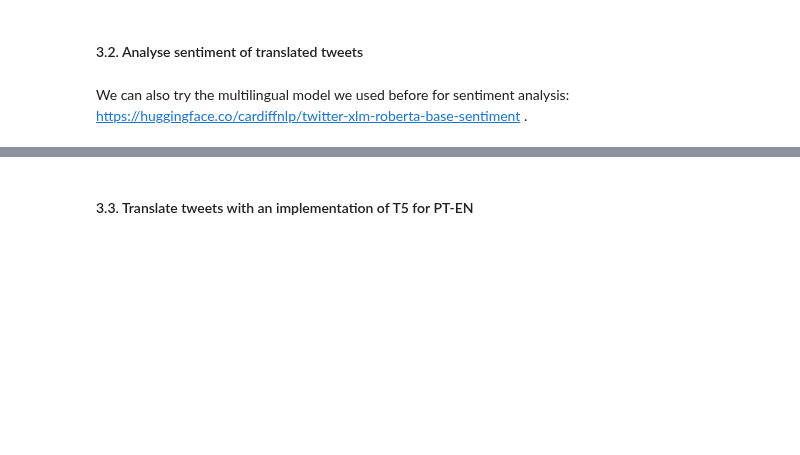
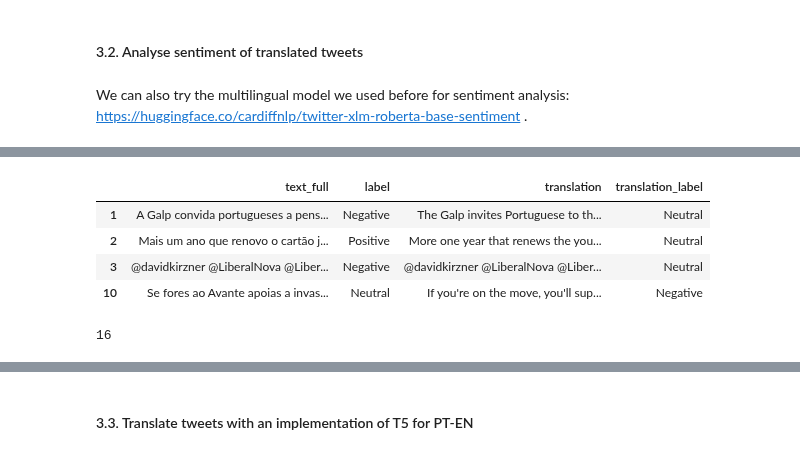
Before and after one commit to polltter/share, a Jupyter notebook: notebooks/sentiment_analysis_PT.ipynb, the cells around one changed output, grey strips where cells are left out. Cells and saved outputs as stored; diff of their text form; code cells hidden in the pictures; blank space fills up the shorter version.

```diff
--- a/notebooks/sentiment_analysis_PT.ipynb
+++ b/notebooks/sentiment_analysis_PT.ipynb
@@ -392,0 +404,12 @@ We will now try other models for translating the text from PT to EN.
+# %%
+df_sample[df_sample['label'] != df_sample['translation_label']][['text_full', 'label', 'translation', 'translation_label']]
+# %% [output]
+|  | text_full | label | translation | translation_label |
+| 1 | A Galp convida portugueses a pens... | Negative | The Galp invites Portuguese to th... | Neutral |
+| 2 | Mais um ano que renovo o cartão j... | Positive | More one year that renews the you... | Neutral |
+| 3 | @davidkirzner @LiberalNova @Liber... | Negative | @davidkirzner @LiberalNova @Liber... | Neutral |
+| 10 | Se fores ao Avante apoias a invas... | Neutral | If you're on the move, you'll sup... | Negative |
+# %%
+len(df_sample[df_sample['label'] == df_sample['translation_label']])
+# %% [output]
+16
```
Also changed, not shown: parts of 8 cells of this notebook.
